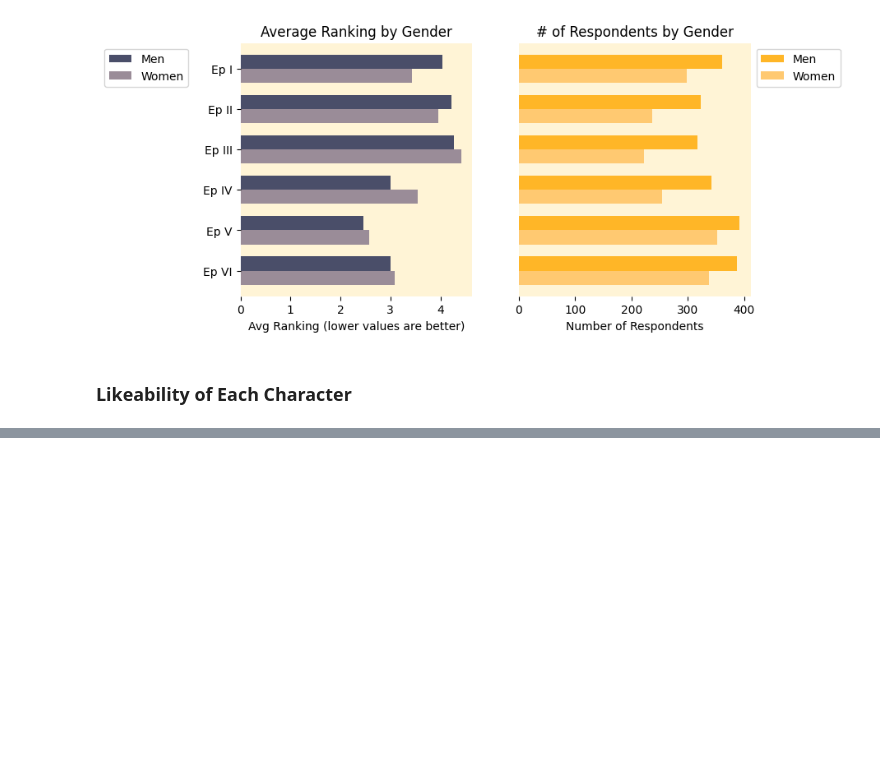
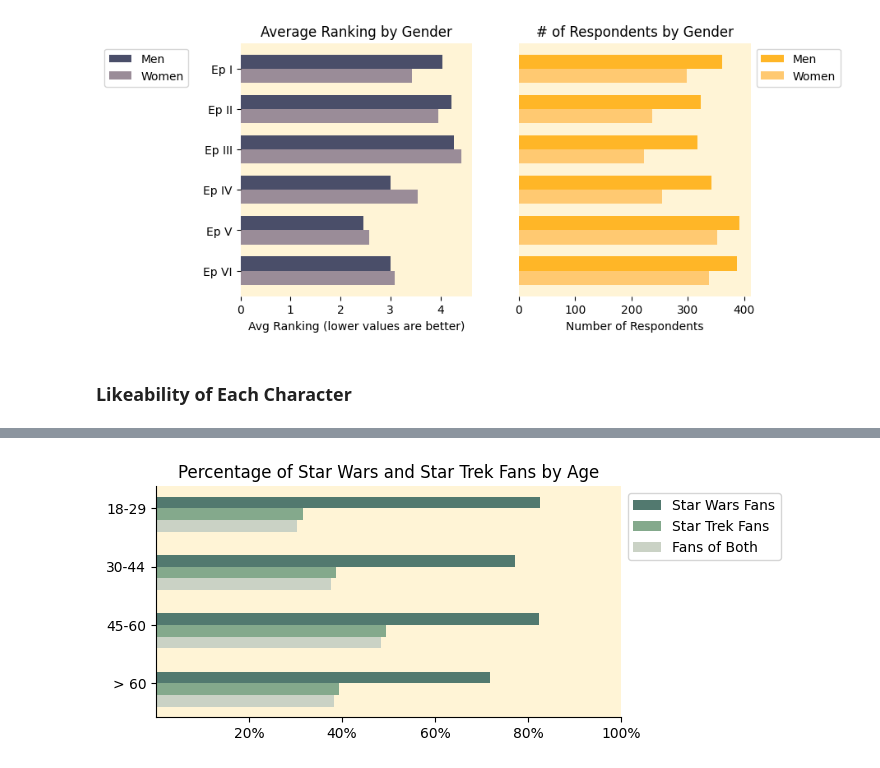
Before and after one commit to Deetjepateeteke/Star-Wars-Survey-Analysis, a Jupyter notebook: src/main.ipynb, the cells around one changed output, grey strips where cells are left out. Cells and saved outputs as stored; diff of their text form; code cells hidden in the pictures; blank space fills up the shorter version.

```diff
--- a/src/main.ipynb
+++ b/src/main.ipynb
@@ -231,0 +256,28 @@ ax.invert_yaxis()
+# %%
+ind = np.arange(4)
+height = 0.2
+offset = ind + height
+
+fig, ax = plt.subplots(figsize=(6, 3))
+
+sw_fans_bar = ax.barh(ind, star_wars_fans.values, height=height, color="#52796f")
+st_fans_bar = ax.barh(offset, star_trek_fans, height=height, color="#84a98c")
+common_fans_bar = ax.barh(offset + height, common_fans, height=height, color="#cad2c5")
+ax.set_title("Percentage of Star Wars and Star Trek Fans by Age")
+ax.set_xticks([20, 40, 60, 80, 100])
+ax.set_xticklabels(["20%", "40%", "60%", "80%", "100%"])
+ax.set_yticks(ind + height / 2)
+ax.set_yticklabels(star_wars_fans.index)
+ax.set_facecolor("#fff4d6")
+
+ax.legend(
+    (sw_fans_bar, st_fans_bar, common_fans_bar),
+    ("Star Wars Fans", "Star Trek Fans", "Fans of Both"),
+    bbox_to_anchor=(1, 1)
+    )
+
+for spine in ["top", "right"]:
+    ax.spines[spine].set_visible(False)
+ax.invert_yaxis()
+# %% [output]
+[figure, added]
```
Also changed, not shown: parts of 12 cells of this notebook.
